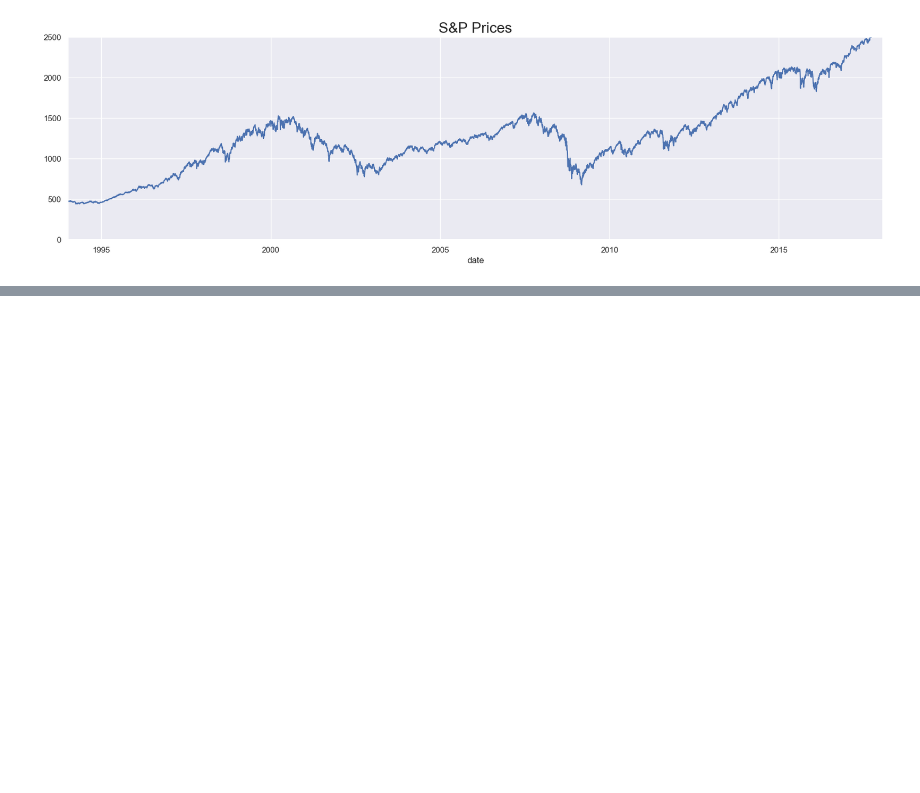
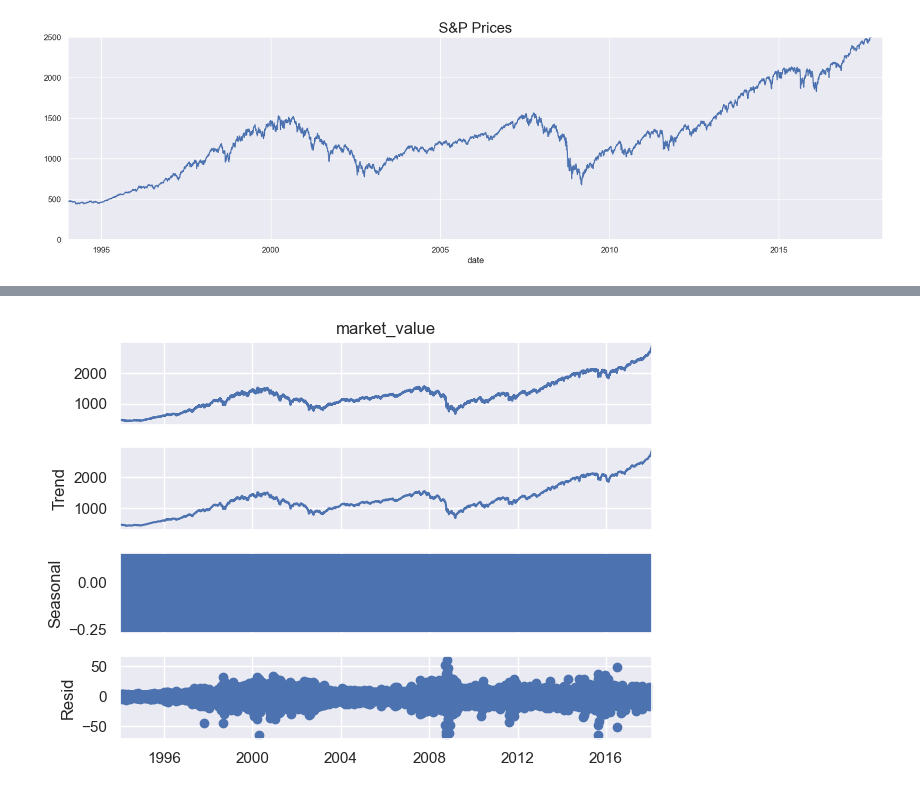
Before and after one commit to Moisebea/Time_series, a Jupyter notebook: Course_code.ipynb, the cells around one changed output, grey strips where cells are left out. Drawn from its saved outputs; the diff is of its cells as text; code cells hidden in the pictures; blank space fills up the shorter version.

```diff
--- a/Course_code.ipynb
+++ b/Course_code.ipynb
@@ -191,0 +253,10 @@ plt.show()
+# %%
+if np.isinf(df_comp.rw).any().any():
+    df_comp.rw = df_comp.rw.replace([np.inf, -np.inf], np.nan)
+
+if df_comp.rw.isna().any().any():
+    df_comp.rw = df_comp.rw.fillna(method='ffill')
+
+
+result = sts.adfuller(df_comp.rw)
+result
@@ -191,0 +274,6 @@ plt.show()
+# %%
+s_dec_additive =seasonal_decompose(df_comp.market_value,model='additive')
+s_dec_additive.plot()
+plt.show()
+# %% [output]
+[figure, added]
```
Also changed, not shown: parts of 93 cells of this notebook.
